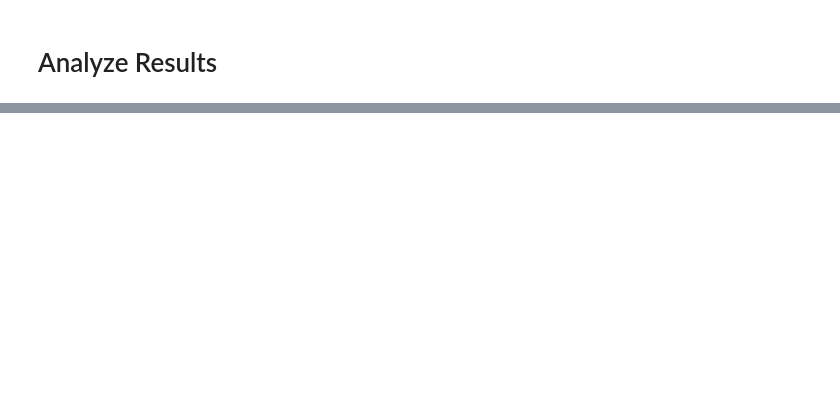
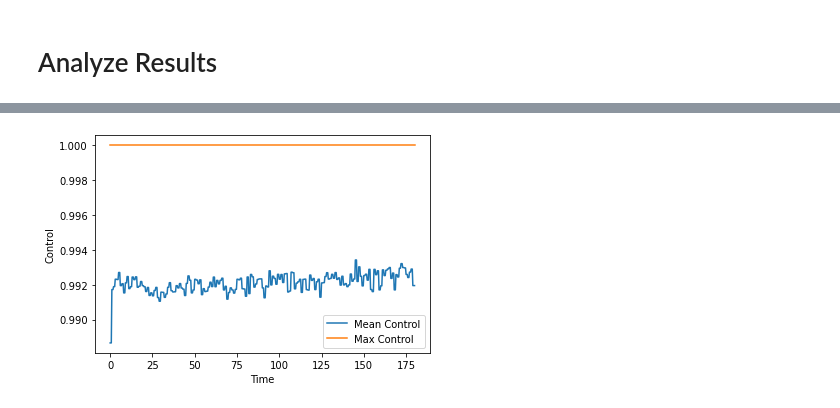
Before and after one commit to zlisto/opinion_dynamics, a Jupyter notebook: ShadowbanAdaptive.ipynb, the cells around one changed output, grey strips where cells are left out. Drawn from its saved outputs; the diff is of its cells as text; code cells hidden in the pictures; blank space fills up the shorter version.

Commit message:
Analyze results

```diff
--- a/ShadowbanAdaptive.ipynb
+++ b/ShadowbanAdaptive.ipynb
@@ -515,9 +525,14 @@ plt.title(f"{nv} nodes LP Shadow Ban {OBJECTIVE} = {obj_ban:.3f}")
 # Analyze Results
 # %%
 %%time
-results = np.load('results/US_election/US_election_shadowban_VARMAX_77563_node.npz')
+import numpy as np
+results_no_ban = np.load('results/US_election/US_election_noban_MEAN_77563_node.npz')
+obj_no_ban = results_no_ban['obj_no_ban']
+Opinions_no_ban = results_no_ban['Opinions_no_ban']
+Controls_no_ban = results_no_ban['Controls_no_ban']
 
-obj_ban = results['obj_ban']
-Opinions_ban = results['Opinions_ban']
-Controls_ban = results['Controls_ban']
+results_ban = np.load('results/US_election/US_election_shadowban_MEAN_77563_node.npz')
+obj_ban = results_ban['obj_ban']
+Opinions_ban = results_ban['Opinions_ban']
+Controls_ban = results_ban['Controls_ban']
 # %% [output]
@@ -538 +545,14 @@ plt.show()
+# %%
+T = np.linspace(0,Tf,mean_control.shape[0])
+
+plt.plot(T, mean_control, label='Mean Control')
+plt.plot(T, max_control, label='Max Control')
+# plt.plot(T, min_control, label='Min Control')
+
+plt.xlabel('Time')
+plt.ylabel('Control')
+plt.legend()
+plt.show()
+# %% [output]
+[figure, added]
 # %%
```
Also changed, not shown: parts of 6 cells of this notebook.
